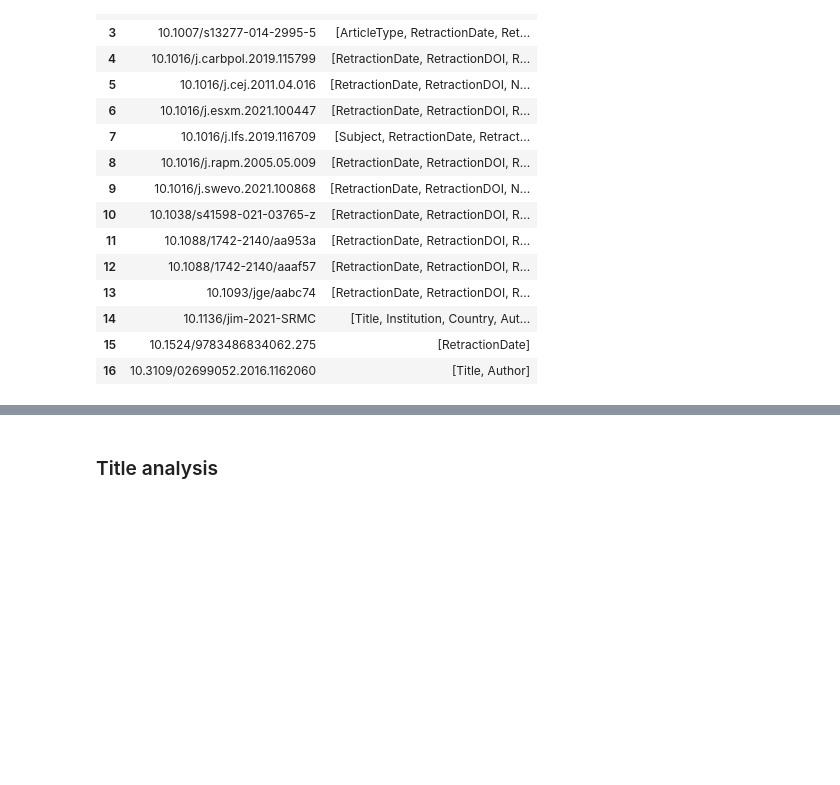
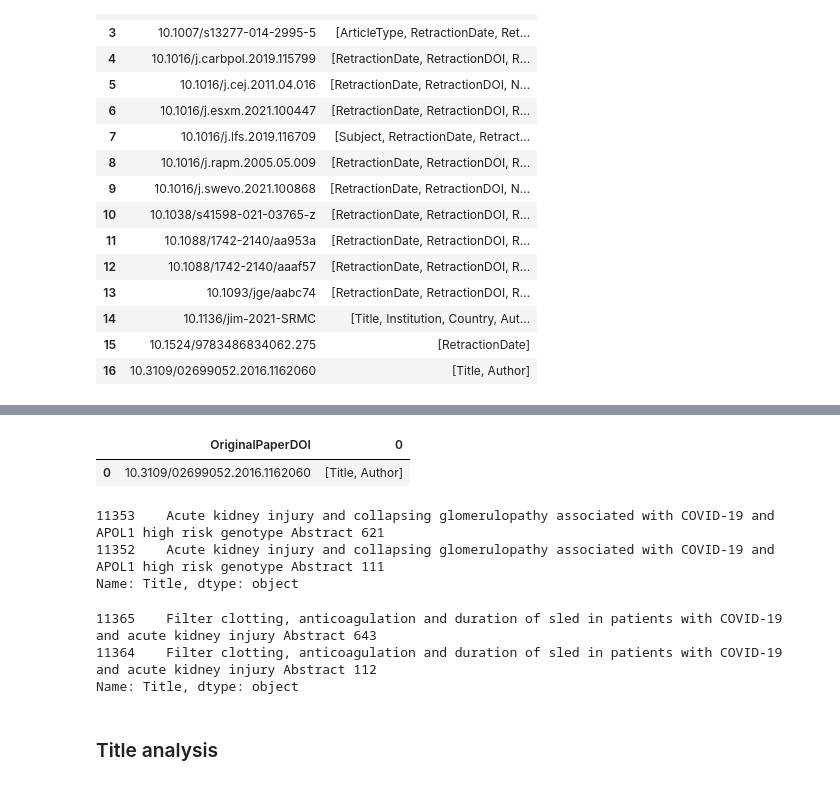
Before and after one commit to IsabelCD/Retractions, a Jupyter notebook: preprocessing.ipynb, the cells around one changed output, grey strips where cells are left out. Cells and saved outputs as stored; diff of their text form; code cells hidden in the pictures; blank space fills up the shorter version.

```diff
--- a/preprocessing.ipynb
+++ b/preprocessing.ipynb
@@ -158,0 +155,10 @@ rw[rw['OriginalPaperDOI']=='10.1136/jim-2021-SRMC']
+# %%
+def find_changed_columns(group):
+    changed_cols = group.apply(lambda x: x.nunique()).drop(['OriginalPaperDOI', 'Record ID'])
+    value = changed_cols[changed_cols>1].index.to_list()
+    return value
+
+filtered_dupes[(filtered_dupes['Record ID'] == 8429) | (filtered_dupes['Record ID'] == 6000)].groupby('OriginalPaperDOI').apply(find_changed_columns).reset_index()
+# %% [output]
+|  | OriginalPaperDOI | 0 |
+| 0 | 10.3109/02699052.2016.1162060 | [Title, Author] |
@@ -158,0 +168,12 @@ rw[rw['OriginalPaperDOI']=='10.1136/jim-2021-SRMC']
+# %%
+filtered_dupes[(filtered_dupes['Record ID'] == 30679) | (filtered_dupes['Record ID'] == 30686)]['Title']
+# %% [output]
+11353    Acute kidney injury and collapsing glomerulopathy associated with COVID-19 and APOL1 high risk genotype Abstract 621
+11352    Acute kidney injury and collapsing glomerulopathy associated with COVID-19 and APOL1 high risk genotype Abstract 111
+Name: Title, dtype: object
+# %%
+filtered_dupes[(filtered_dupes['Record ID'] == 30687) | (filtered_dupes['Record ID'] == 30691)]['Title']
+# %% [output]
+11365    Filter clotting, anticoagulation and duration of sled in patients with COVID-19 and acute kidney injury Abstract 643
+11364    Filter clotting, anticoagulation and duration of sled in patients with COVID-19 and acute kidney injury Abstract 112
+Name: Title, dtype: object
```
Also changed, not shown: parts of 3 cells of this notebook, 1 other file.
